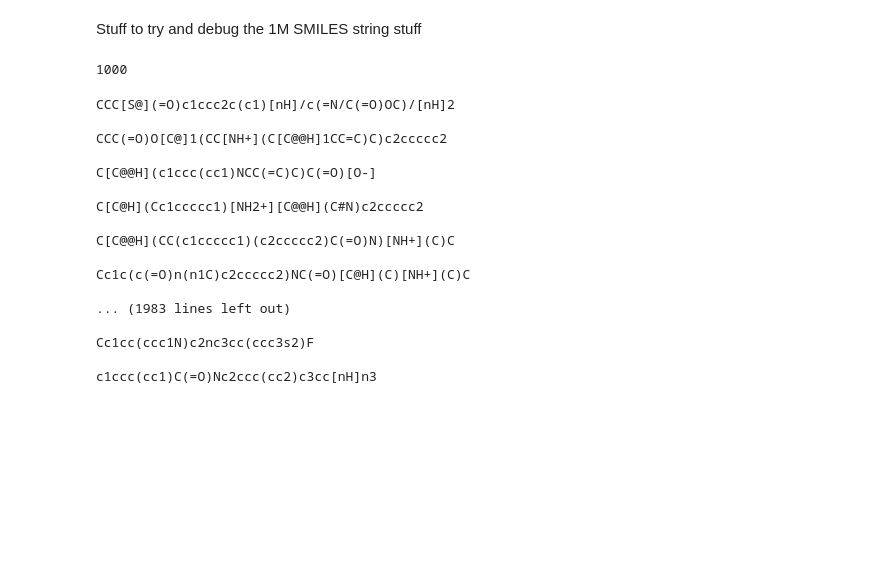
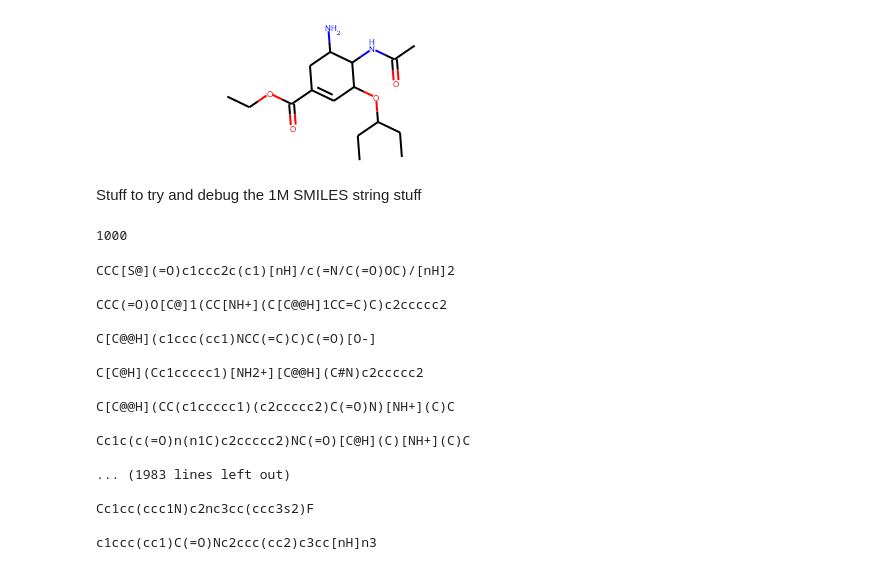
Before and after one commit to ellagale/ICO, a Jupyter notebook: Generating dataset.ipynb, the cells around one changed output. Cells and saved outputs as stored; diff of their text form; code cells hidden in the pictures; blank space fills up the shorter version.

```diff
--- a/Generating dataset.ipynb
+++ b/Generating dataset.ipynb
@@ -77,6 +77,12 @@ for SMILES_string in SMILES_array:
 #Convert training molecules into training fingerprints
 bi = {}
 fps = [rdMolDescriptors.GetMorganFingerprintAsBitVect(m, radius=2, bitInfo= bi, nBits=256) for m in mols]
+# %%
+m=Chem.rdmolfiles.MolFromSmiles('CCC(CC)OC1C=C(CC(C1NC(=O)C)N)C(=O)OCC')
+# %%
+m
+# %% [output]
+[figure, added]
 # %% [markdown]
 Stuff to try and debug the 1M SMILES string stuff
 # %%
```
